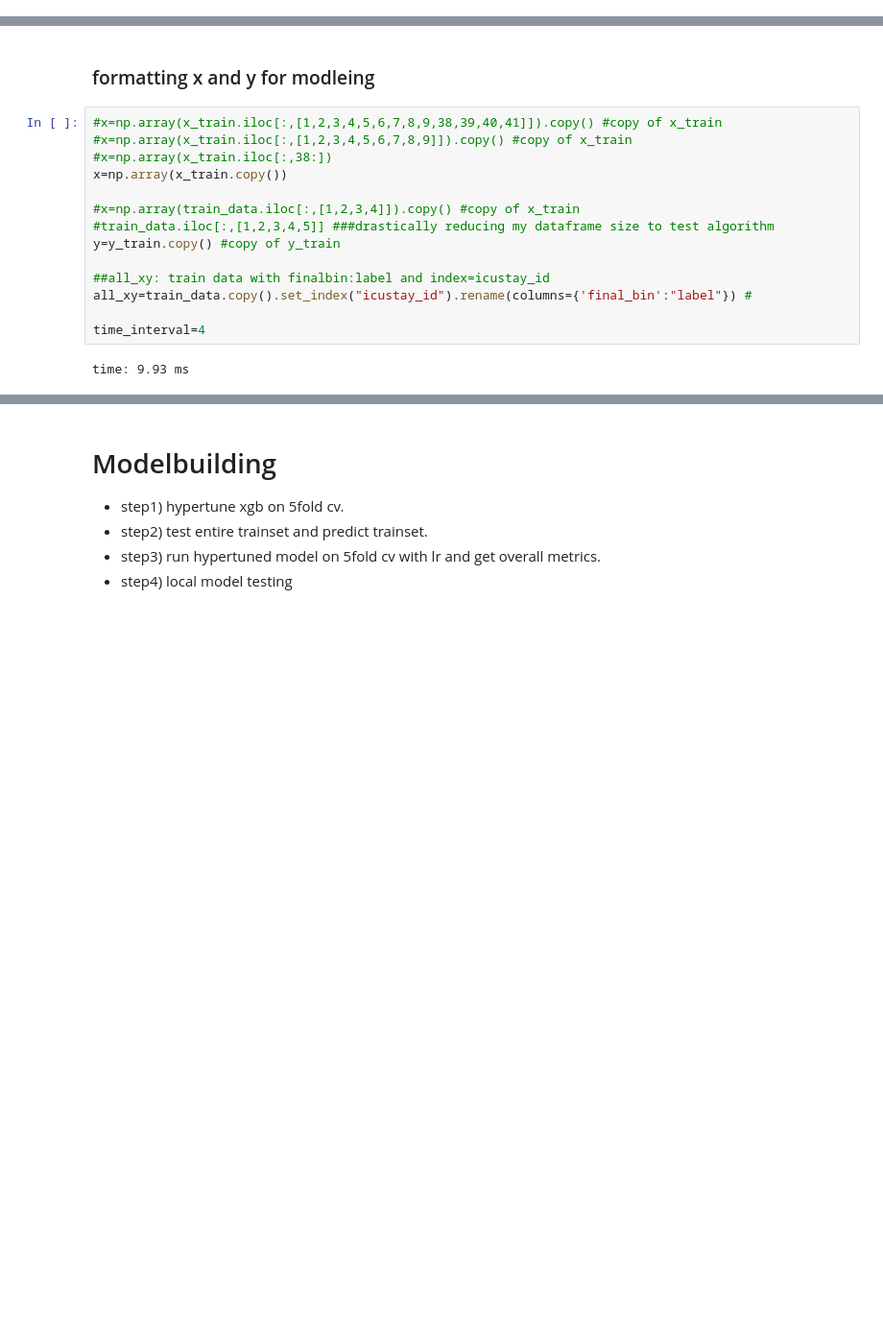
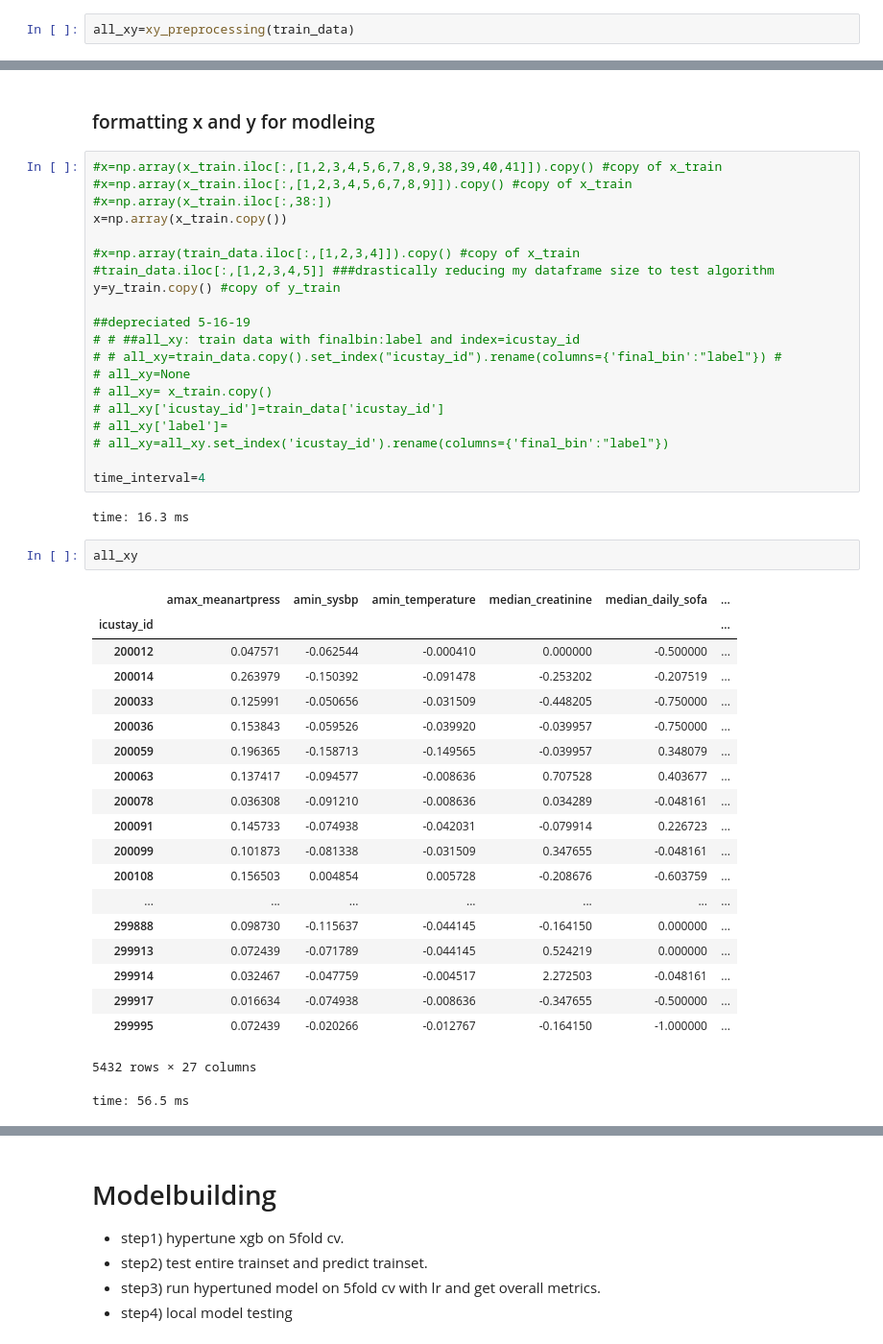
Before and after one commit to kellylinyingxin/mimiciii-antibiotics-modeling, a Jupyter notebook: notebooks/09.04-reduced_agg_Modeling.ipynb, the cells around one changed output, grey strips where cells are left out. Shown at 96% size. Saved outputs shown, nothing was run; the diff lists cells and outputs as text; blank space fills up the shorter version.

```diff
--- a/notebooks/09.04-reduced_agg_Modeling.ipynb
+++ b/notebooks/09.04-reduced_agg_Modeling.ipynb
@@ -615,0 +666,2 @@ time: 81.2 ms
+# %%
+all_xy=xy_preprocessing(train_data)
@@ -682,9 +740,38 @@ x=np.array(x_train.copy())
 #train_data.iloc[:,[1,2,3,4,5]] ###drastically reducing my dataframe size to test algorithm
 y=y_train.copy() #copy of y_train
 
-##all_xy: train data with finalbin:label and index=icustay_id
-all_xy=train_data.copy().set_index("icustay_id").rename(columns={'final_bin':"label"}) #
+##depreciated 5-16-19
+# # ##all_xy: train data with finalbin:label and index=icustay_id
+# # all_xy=train_data.copy().set_index("icustay_id").rename(columns={'final_bin':"label"}) #
+# all_xy=None
+# all_xy= x_train.copy()
+# all_xy['icustay_id']=train_data['icustay_id']
+# all_xy['label']=
+# all_xy=all_xy.set_index('icustay_id').rename(columns={'final_bin':"label"})
 
 time_interval=4
 # %% [output]
-time: 9.93 ms
+time: 16.3 ms
+# %%
+all_xy
+# %% [output]
+|  | amax_meanartpress | amin_sysbp | amin_temperature | median_creatinine | median_daily_sofa | ... |
+| icustay_id |  |  |  |  |  | ... |
+| 200012 | 0.047571 | -0.062544 | -0.000410 | 0.000000 | -0.500000 | ... |
+| 200014 | 0.263979 | -0.150392 | -0.091478 | -0.253202 | -0.207519 | ... |
+| 200033 | 0.125991 | -0.050656 | -0.031509 | -0.448205 | -0.750000 | ... |
+| 200036 | 0.153843 | -0.059526 | -0.039920 | -0.039957 | -0.750000 | ... |
+| 200059 | 0.196365 | -0.158713 | -0.149565 | -0.039957 | 0.348079 | ... |
+| 200063 | 0.137417 | -0.094577 | -0.008636 | 0.707528 | 0.403677 | ... |
+| 200078 | 0.036308 | -0.091210 | -0.008636 | 0.034289 | -0.048161 | ... |
+| 200091 | 0.145733 | -0.074938 | -0.042031 | -0.079914 | 0.226723 | ... |
+| 200099 | 0.101873 | -0.081338 | -0.031509 | 0.347655 | -0.048161 | ... |
+| 200108 | 0.156503 | 0.004854 | 0.005728 | -0.208676 | -0.603759 | ... |
+| ... | ... | ... | ... | ... | ... | ... |
+| 299888 | 0.098730 | -0.115637 | -0.044145 | -0.164150 | 0.000000 | ... |
+| 299913 | 0.072439 | -0.071789 | -0.044145 | 0.524219 | 0.000000 | ... |
+| 299914 | 0.032467 | -0.047759 | -0.004517 | 2.272503 | -0.048161 | ... |
+| 299917 | 0.016634 | -0.074938 | -0.008636 | -0.347655 | -0.500000 | ... |
+| 299995 | 0.072439 | -0.020266 | -0.012767 | -0.164150 | -1.000000 | ... |
+5432 rows × 27 columns
+time: 56.5 ms
```
Also changed, not shown: parts of 43 cells of this notebook, 2 other files.
